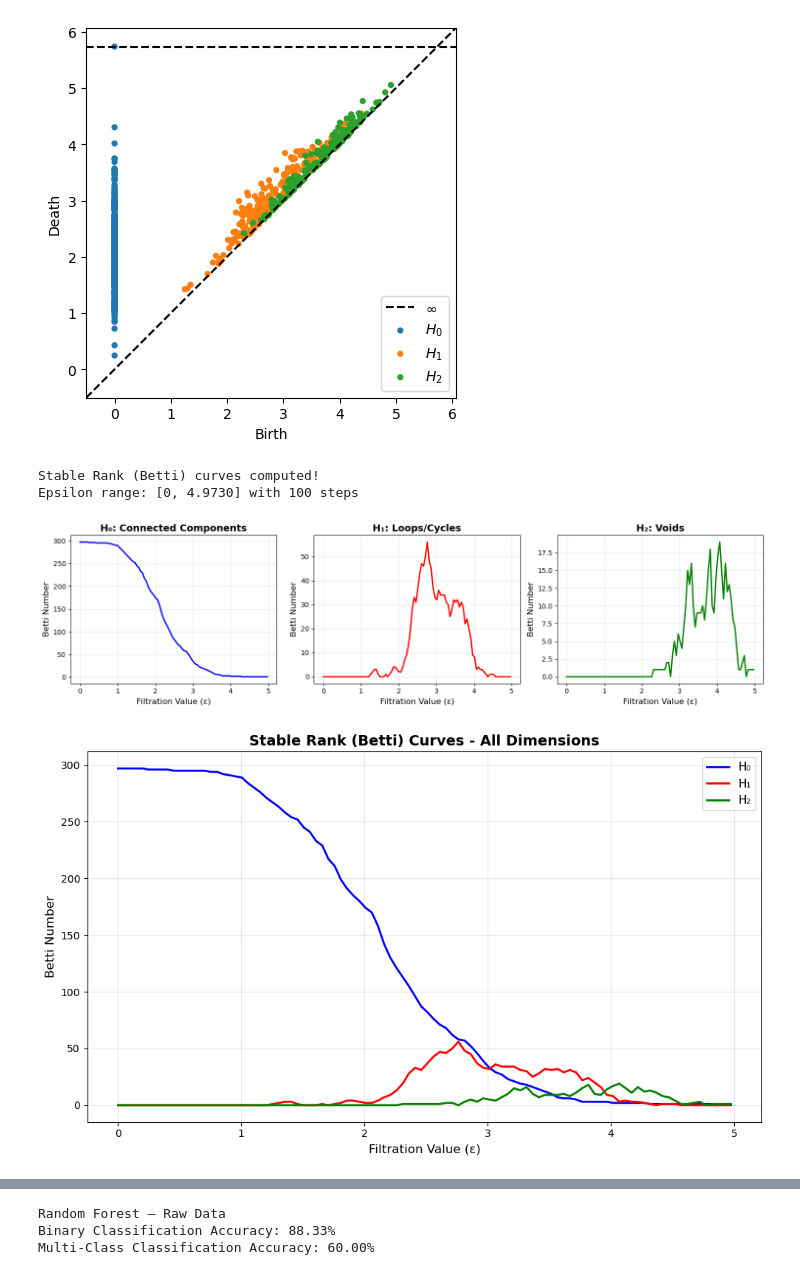
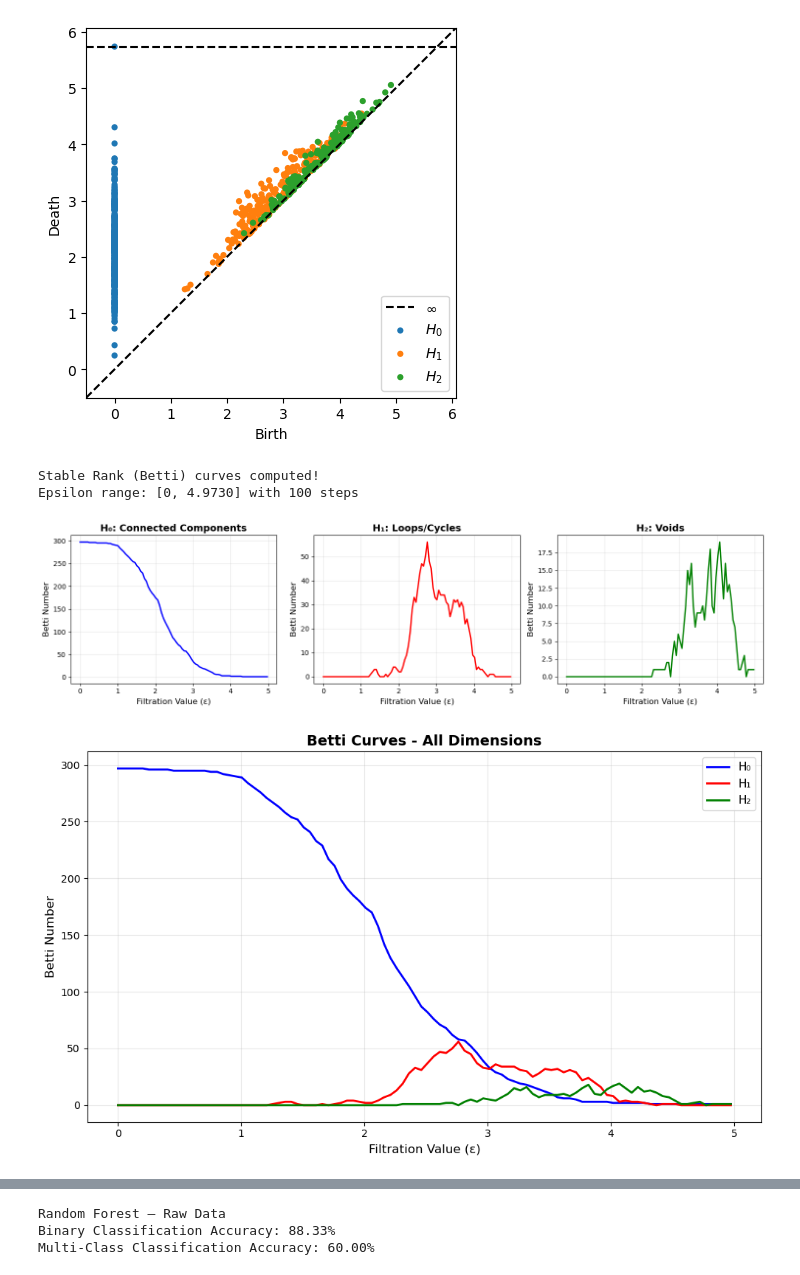
Before and after one commit to ajenee1/TDA, a Jupyter notebook: heart_disease.ipynb, the cells around one changed output, grey strips where cells are left out. Drawn from its saved outputs; the diff is of its cells as text; code cells hidden in the pictures.

```diff
--- a/heart_disease.ipynb
+++ b/heart_disease.ipynb
@@ -124,7 +121,7 @@ H1 (loops/cycles): 261 features
 H2 (voids): 182 features
 [figure]
 # %%
-"""Stable Rank (Betti) Curves Computation and Visualization"""
+"""Betti Curves Computation and Visualization"""
 
 # Filtration scales
 epsilon_values = np.linspace(0, max_edge_length, 100)
@@ -143,33 +140,33 @@ colors = ['b', 'r', 'g']
 bettis = [betti_0, betti_1, betti_2]
 
 fig, axes = plt.subplots(1, 3, figsize=(15, 4))
 for i, ax in enumerate(axes):
     if i < len(bettis) and len(bettis[i]) > 0:
         ax.plot(epsilon_values, bettis[i], colors[i] + '-', linewidth=2)
     else:
         ax.text(0.5, 0.5, 'No features', ha='center', va='center')
     ax.set_title(titles[i], fontsize=14, fontweight='bold')
     ax.set_xlabel('Filtration Value (ε)', fontsize=12)
     ax.set_ylabel('Betti Number', fontsize=12)
     ax.grid(True, alpha=0.3)
 plt.tight_layout()
 plt.show()
 
 # Combined plot
 plt.figure(figsize=(10, 6))
 for i in range(len(bettis)):
     if len(bettis[i]) > 0:
         plt.plot(epsilon_values, bettis[i], colors[i] + '-', linewidth=2, label=titles[i].split(":")[0])
 plt.xlabel('Filtration Value (ε)', fontsize=12)
 plt.ylabel('Betti Number', fontsize=12)
-plt.title('Stable Rank (Betti) Curves - All Dimensions', fontsize=14, fontweight='bold')
+plt.title('Betti Curves - All Dimensions', fontsize=14, fontweight='bold')
 plt.legend(fontsize=11)
 plt.grid(True, alpha=0.3)
 plt.tight_layout()
 plt.show()
 # %% [output]
 Stable Rank (Betti) curves computed!
 Epsilon range: [0, 4.9730] with 100 steps
 [figure]
-[figure, old version]
+[figure, new version]
 # %%
```
Also changed, not shown: parts of 2 cells of this notebook, 1 other file.
